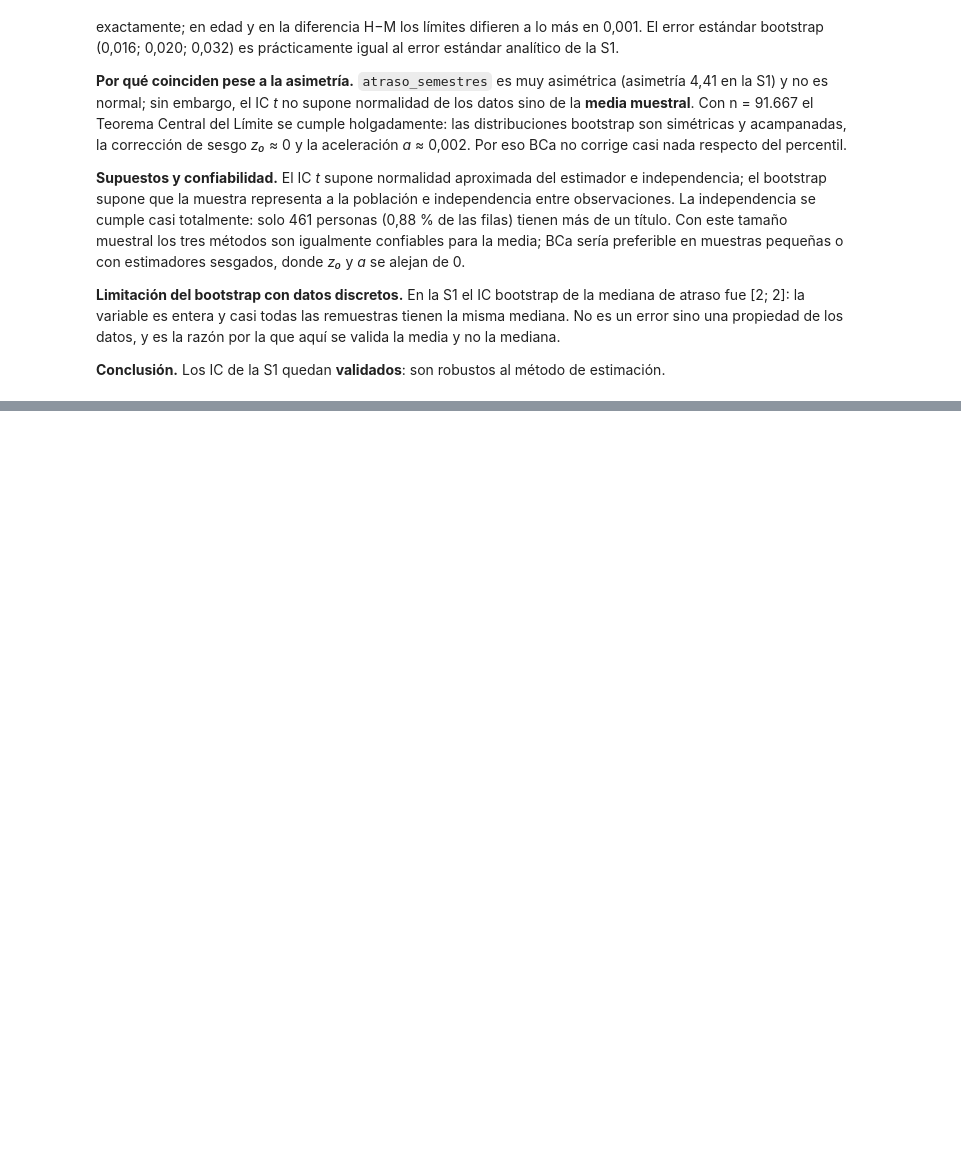
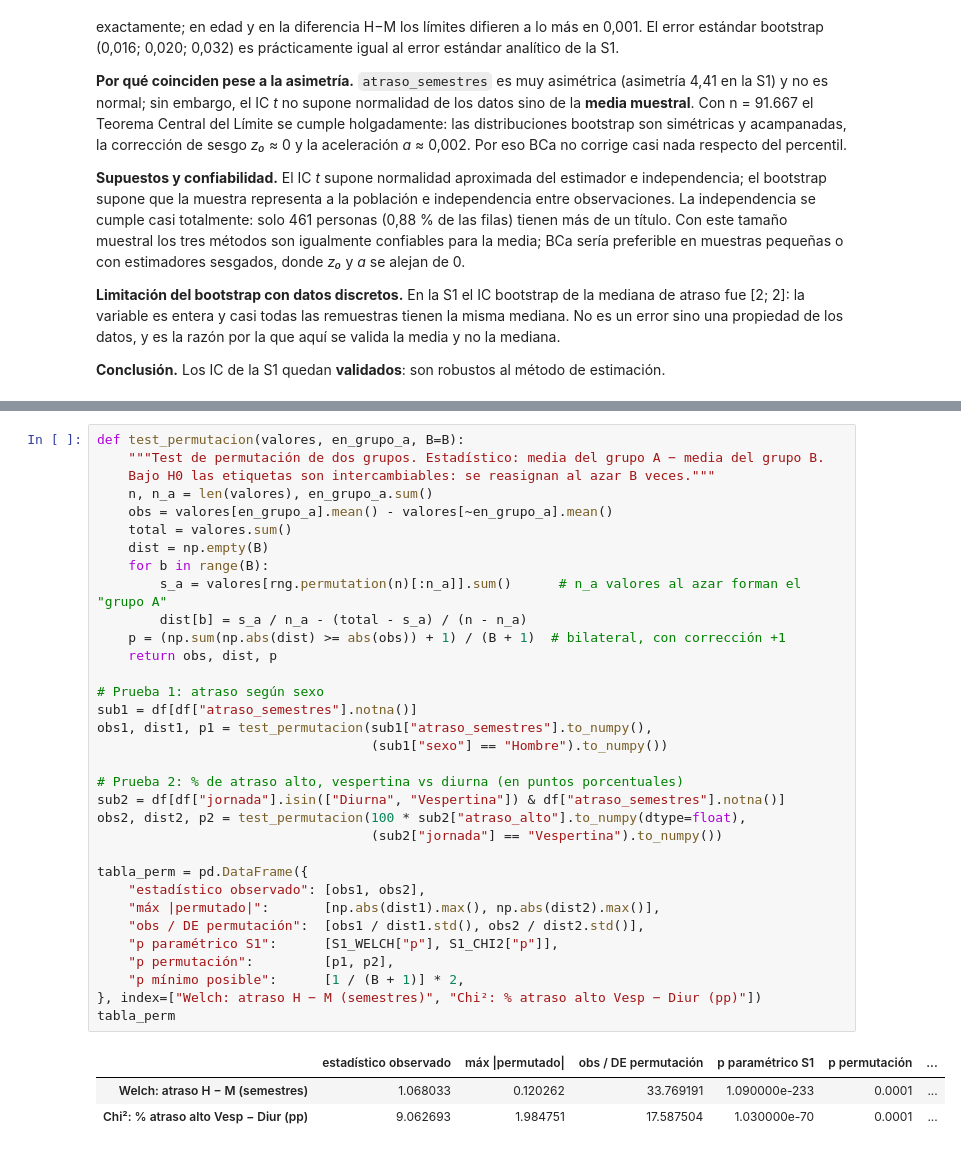
Before and after one commit to Feroroman/sumativa1-f2-mcdi501, a Jupyter notebook: S2/notebooks/Sumativa2_F3_Titulados.ipynb, the cells around one changed output, grey strips where cells are left out. Cells and saved outputs as stored; diff of their text form; blank space fills up the shorter version.

```diff
--- a/S2/notebooks/Sumativa2_F3_Titulados.ipynb
+++ b/S2/notebooks/Sumativa2_F3_Titulados.ipynb
@@ -268,0 +276,37 @@ plt.show()
+# %%
+def test_permutacion(valores, en_grupo_a, B=B):
+    """Test de permutación de dos grupos. Estadístico: media del grupo A − media del grupo B.
+    Bajo H0 las etiquetas son intercambiables: se reasignan al azar B veces."""
+    n, n_a = len(valores), en_grupo_a.sum()
+    obs = valores[en_grupo_a].mean() - valores[~en_grupo_a].mean()
+    total = valores.sum()
+    dist = np.empty(B)
+    for b in range(B):
+        s_a = valores[rng.permutation(n)[:n_a]].sum()      # n_a valores al azar forman el "grupo A"
+        dist[b] = s_a / n_a - (total - s_a) / (n - n_a)
+    p = (np.sum(np.abs(dist) >= abs(obs)) + 1) / (B + 1)  # bilateral, con corrección +1
+    return obs, dist, p
+
+# Prueba 1: atraso según sexo
+sub1 = df[df["atraso_semestres"].notna()]
+obs1, dist1, p1 = test_permutacion(sub1["atraso_semestres"].to_numpy(),
+                                   (sub1["sexo"] == "Hombre").to_numpy())
+
+# Prueba 2: % de atraso alto, vespertina vs diurna (en puntos porcentuales)
+sub2 = df[df["jornada"].isin(["Diurna", "Vespertina"]) & df["atraso_semestres"].notna()]
+obs2, dist2, p2 = test_permutacion(100 * sub2["atraso_alto"].to_numpy(dtype=float),
+                                   (sub2["jornada"] == "Vespertina").to_numpy())
+
+tabla_perm = pd.DataFrame({
+    "estadístico observado": [obs1, obs2],
+    "máx |permutado|":       [np.abs(dist1).max(), np.abs(dist2).max()],
+    "obs / DE permutación":  [obs1 / dist1.std(), obs2 / dist2.std()],
+    "p paramétrico S1":      [S1_WELCH["p"], S1_CHI2["p"]],
+    "p permutación":         [p1, p2],
+    "p mínimo posible":      [1 / (B + 1)] * 2,
+}, index=["Welch: atraso H − M (semestres)", "Chi²: % atraso alto Vesp − Diur (pp)"])
+tabla_perm
+# %% [output]
+|  | estadístico observado | máx |permutado| | obs / DE permutación | p paramétrico S1 | p permutación | ... |
+| Welch: atraso H − M (semestres) | 1.068033 | 0.120262 | 33.769191 | 1.090000e-233 | 0.0001 | ... |
+| Chi²: % atraso alto Vesp − Diur (pp) | 9.062693 | 1.984751 | 17.587504 | 1.030000e-70 | 0.0001 | ... |
```
Also changed, not shown: parts of 3 cells of this notebook, 1 other file.
